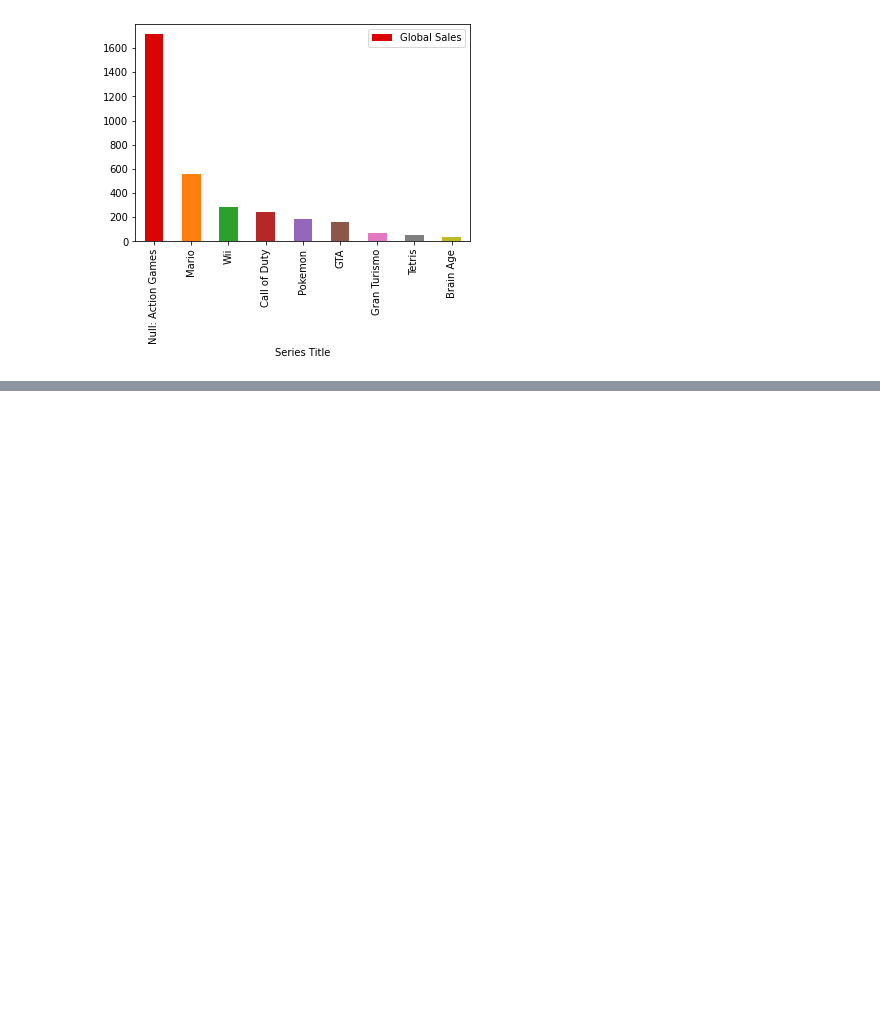
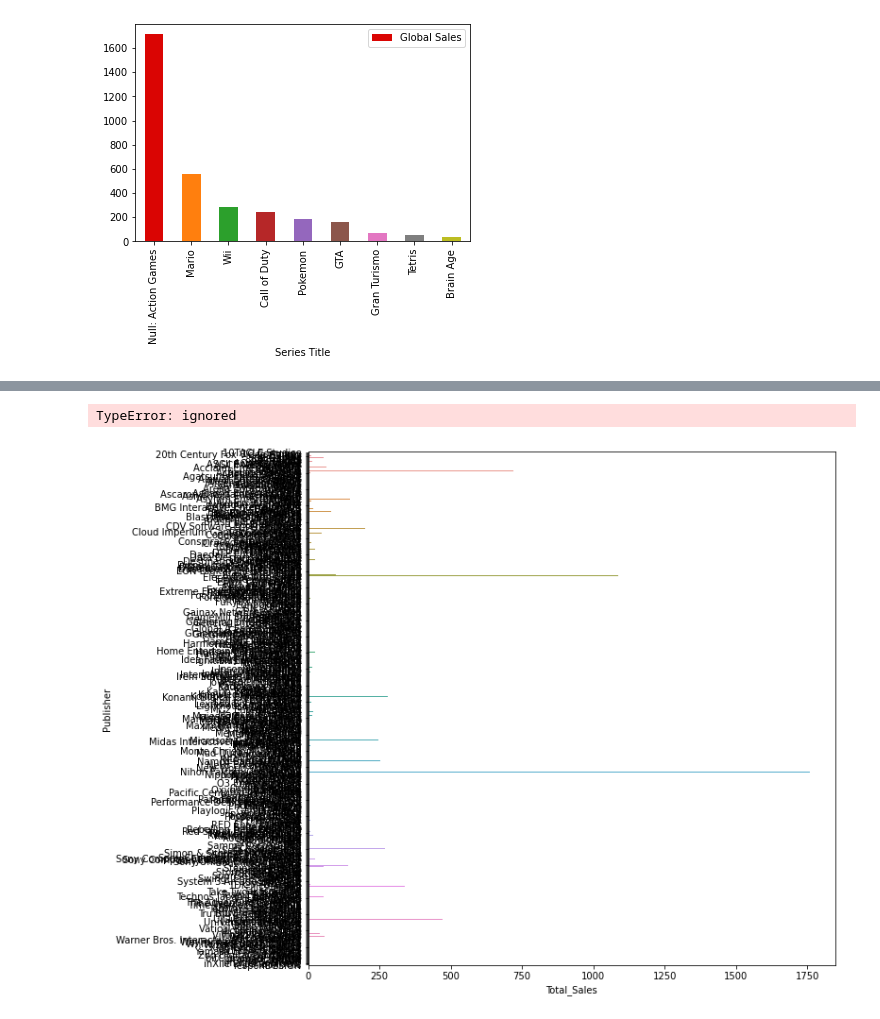
Before and after one commit to ysooch0819/Codestates-AIB-projects, a Jupyter notebook: ai16_section1_project_윤수창.ipynb, the cells around one changed output, grey strips where cells are left out. Drawn from its saved outputs; the diff is of its cells as text; code cells hidden in the pictures; blank space fills up the shorter version.

```diff
--- a/ai16_section1_project_윤수창.ipynb
+++ b/ai16_section1_project_윤수창.ipynb
@@ -335,0 +357,17 @@ test
+# %%
+# top100 Publisher 그래프
+top100_publisher = df1.groupby(['Publisher'])['Total_Sales'].sum().reset_index()
+platform = top100_publisher['Publisher'].values
+plt.figure(figsize=(10, 10))
+top100_publisher = sns.barplot(x ='Total_Sales', y='Publisher', data=top100_publisher)
+cnt = 0
+for value in top100_publisher['Total_Sales']:
+    top100_publisher.text(x=value + 5, y=cnt, s=str(round(value,2)),
+            color='black', size=10)
+    cnt+=1
+plt.xlabel('Sales')
+plt.ylabel('Publisher')
+plt.show()
+# %% [output]
+TypeError: ignored
+[figure, added]
```
Also changed, not shown: parts of 3 cells of this notebook.
